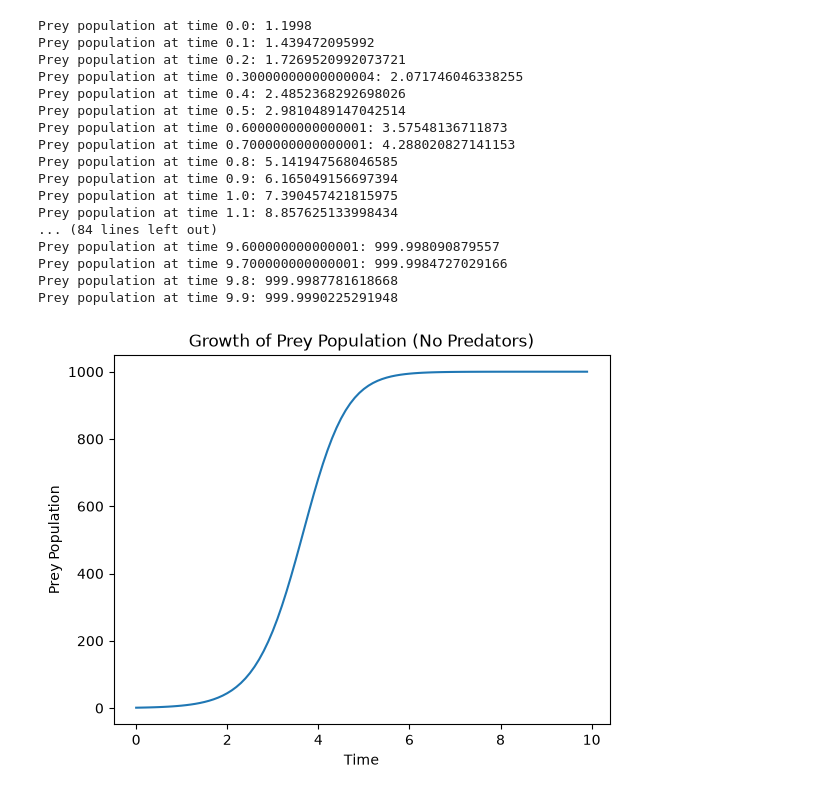
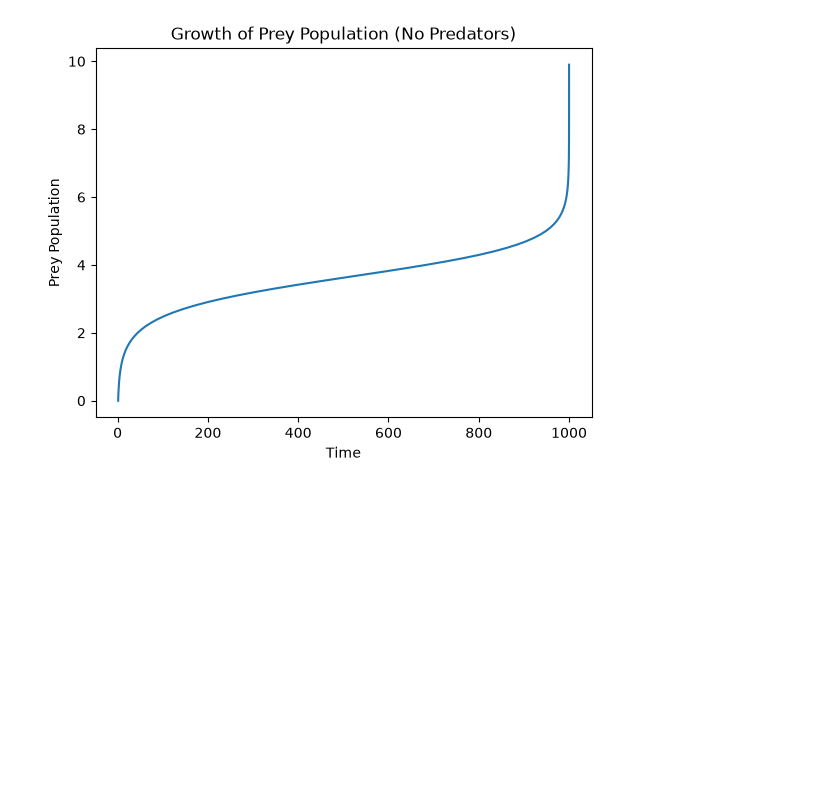
Before and after one commit to ankushgoyalengineer/systems-bio-lab, a Jupyter notebook: 01-predator-prey/model.ipynb, the cells around one changed output. Cells and saved outputs as stored; diff of their text form; code cells hidden in the pictures; blank space fills up the shorter version.

```diff
--- a/01-predator-prey/model.ipynb
+++ b/01-predator-prey/model.ipynb
@@ -55,47 +37,29 @@ Prey population at time 9.9: 82817974.5220146
 # %%
 #However, even in no predator situation, the prey population will stagnate after some time since resources are finite
 #To introduce the resource constraint, we can modify the equation to logistic groqwth equation:
 #dx/dt = alpha * x * (1 - x/K) where K is the carrying capacity of the environment
 
 import matplotlib.pyplot as plt
 x = 1
 x_coordinates = []
 y_coordinates = []
 for i in range(100):
     alpha = 2
     dt = 0.1
     dx = alpha * x * dt * (1- x/1000)
     x += dx
-    print(f"Prey population at time {i*dt}: {x}")
     y_coordinates.append(i*dt)
     x_coordinates.append(x)
 #Plot this on a graph to visualize the growth of prey population over time.
 
 
-plt.plot(y_coordinates,x_coordinates)
+plt.plot(x_coordinates,y_coordinates)
 plt.xlabel("Time")
 plt.ylabel("Prey Population")
 plt.title("Growth of Prey Population (No Predators)")
 plt.show()
 # %% [output]
-Prey population at time 0.0: 1.1998
-Prey population at time 0.1: 1.439472095992
-Prey population at time 0.2: 1.7269520992073721
-Prey population at time 0.30000000000000004: 2.071746046338255
-Prey population at time 0.4: 2.4852368292698026
-Prey population at time 0.5: 2.9810489147042514
-Prey population at time 0.6000000000000001: 3.57548136711873
-Prey population at time 0.7000000000000001: 4.288020827141153
-Prey population at time 0.8: 5.141947568046585
-Prey population at time 0.9: 6.165049156697394
-Prey population at time 1.0: 7.390457421815975
-Prey population at time 1.1: 8.857625133998434
-... (84 lines left out)
-Prey population at time 9.600000000000001: 999.998090879557
-Prey population at time 9.700000000000001: 999.9984727029166
-Prey population at time 9.8: 999.9987781618668
-Prey population at time 9.9: 999.9990225291948
-[figure, old version]
+[figure, new version]
 # %%
 #Question 2: What happens to the predator population when there's no prey to eat — obviously it declines, but how fast, and does it ever fully die out or just get very small?
 #dy/dt = delta * x * y - c * y where delta is the growth rate of predators per prey eaten, and c is the natural death rate of predators.
```
Also changed, not shown: parts of 14 cells of this notebook, 2 other files.
